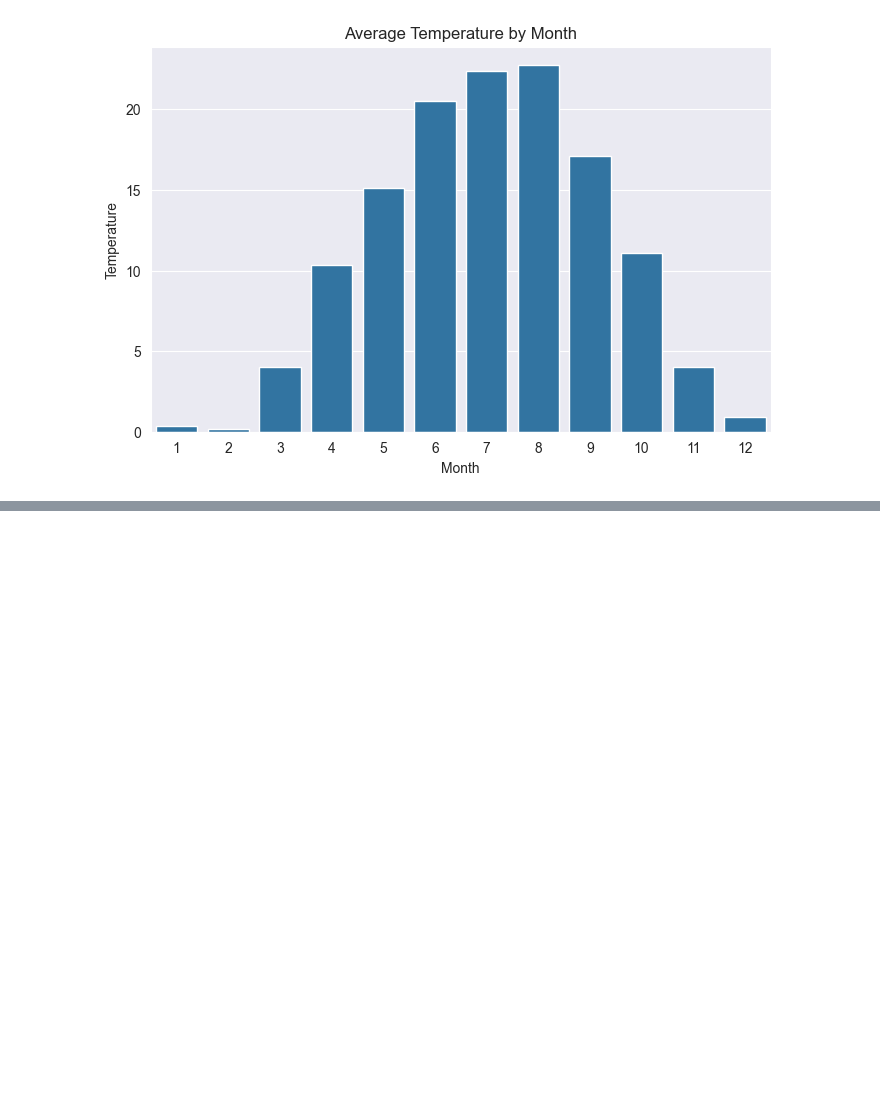
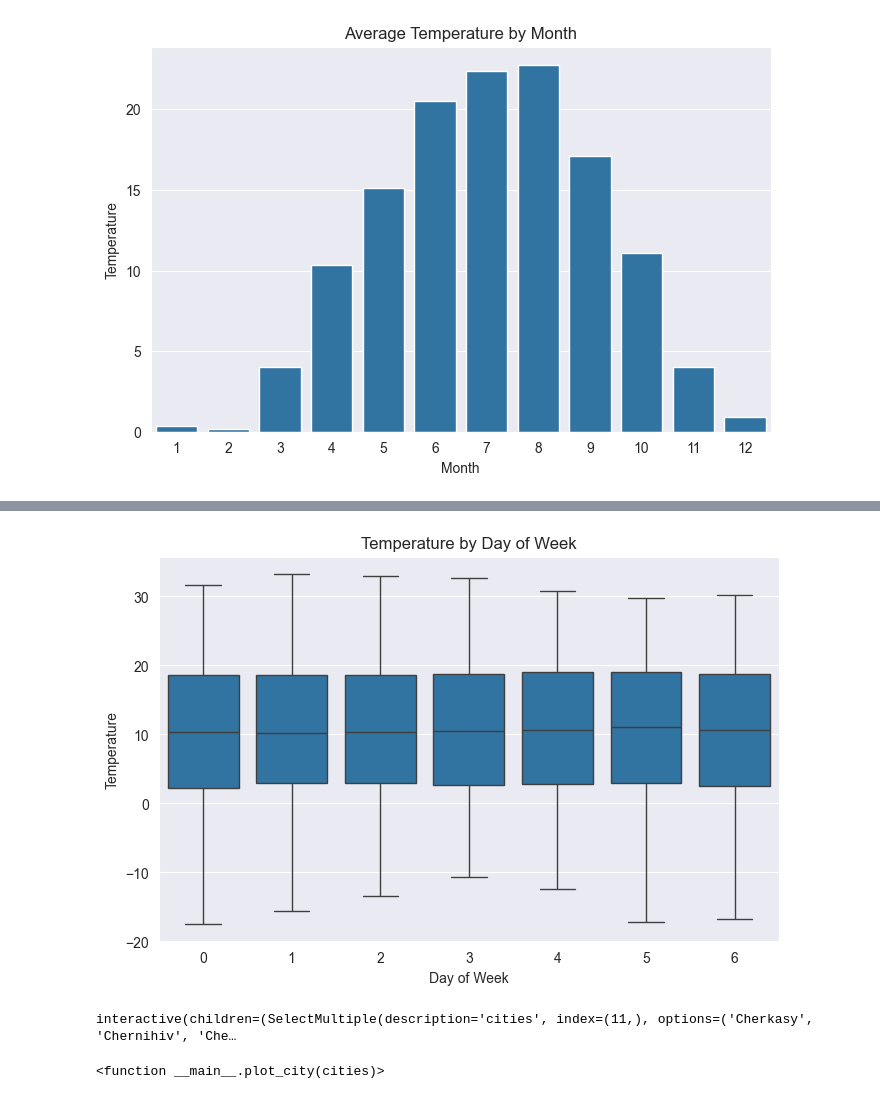
Before and after one commit to khorunzhaviktoriia/war-events-predictor-saas, a Jupyter notebook: forecasting/wether_dataset.ipynb, the cells around one changed output, grey strips where cells are left out. Drawn from its saved outputs; the diff is of its cells as text; code cells hidden in the pictures; blank space fills up the shorter version.

```diff
--- a/forecasting/wether_dataset.ipynb
+++ b/forecasting/wether_dataset.ipynb
@@ -461,0 +499,44 @@ plt.show()
+# %%
+plt.figure(figsize=(8,5))
+
+sb.boxplot(x="day_of_week", y="day_temp", data=df_weather)
+
+plt.title("Temperature by Day of Week")
+plt.xlabel("Day of Week")
+plt.ylabel("Temperature")
+
+plt.show()
+# %% [output]
+[figure, added]
+# %%
+def plot_city(cities):
+
+    data = df_weather[df_weather["city_name"].isin(cities)]
+
+    plt.figure(figsize=(12,6))
+
+    sb.lineplot(x="month", y="day_temp", hue="city_name", data=data)
+
+    months = [
+        "Jan","Feb","Mar","Apr","May","Jun",
+        "Jul","Aug","Sep","Oct","Nov","Dec"
+    ]
+
+    plt.xticks(range(1,13), months)
+
+    plt.title("Seasonal Temperature Pattern by City")
+    plt.xlabel("Month")
+    plt.ylabel("Temperature")
+
+    plt.show()
+
+interact(
+    plot_city,
+    cities=widgets.SelectMultiple(
+        options=sorted(df_weather["city_name"].unique()),
+        value=[df_weather["city_name"].unique()[0]]
+    )
+)
+# %% [output]
+interactive(children=(SelectMultiple(description='cities', index=(11,), options=('Cherkasy', 'Chernihiv', 'Che…
+<function __main__.plot_city(cities)>
```
Also changed, not shown: parts of 6 cells of this notebook.
